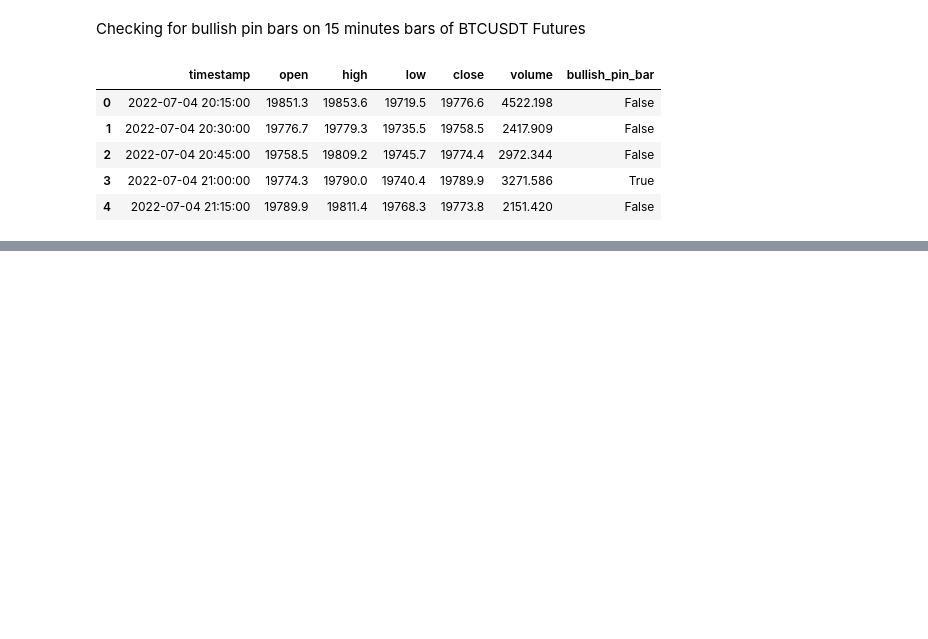
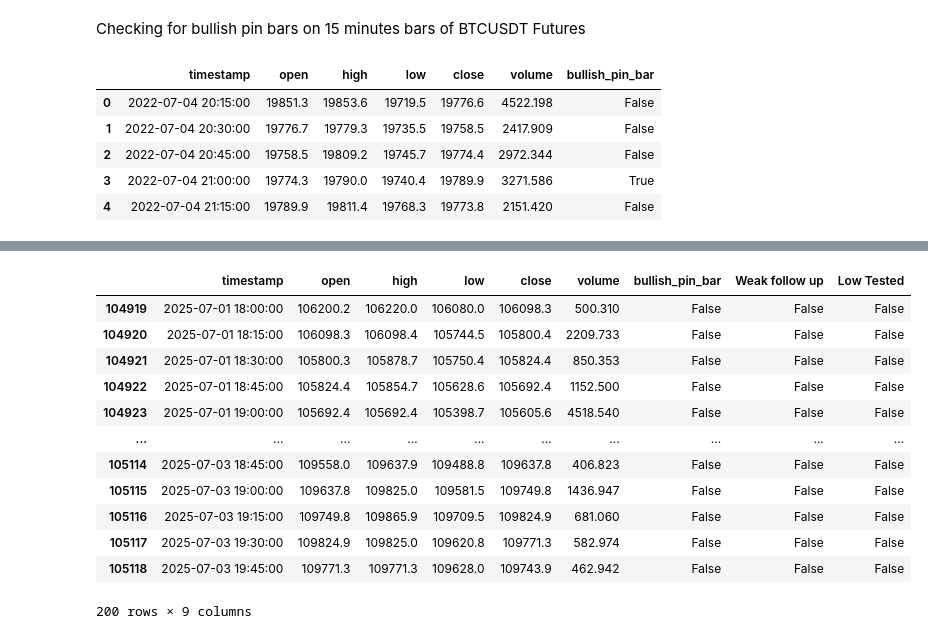
Before and after one commit to akash0214/Pin-Bar-Analysis, a Jupyter notebook: analysis.ipynb, the cells around one changed output, grey strips where cells are left out. Cells and saved outputs as stored; diff of their text form; code cells hidden in the pictures; blank space fills up the shorter version.

```diff
--- a/analysis.ipynb
+++ b/analysis.ipynb
@@ -57,0 +89,26 @@ btcusdt_15min_df.head()
+# %%
+# Checking if lows of weak pin bars got tested
+lows_tested = ['False']*len(btcusdt_15min_df)
+for i in range(len(btcusdt_15min_df) - 1):
+    if(btcusdt_15min_df.loc[i, 'Weak follow up'] == 'True'):
+        pin_bar_low = btcusdt_15min_df.loc[i, 'low']
+        for j in range(i+1, len(btcusdt_15min_df)):
+            if(btcusdt_15min_df.loc[j, 'low'] < pin_bar_low):
+                lows_tested[i] = 'True'
+                break
+btcusdt_15min_df['Low Tested'] = lows_tested
+btcusdt_15min_df.tail(200)
+# %% [output]
+|  | timestamp | open | high | low | close | volume | bullish_pin_bar | Weak follow up | Low Tested |
+| 104919 | 2025-07-01 18:00:00 | 106200.2 | 106220.0 | 106080.0 | 106098.3 | 500.310 | False | False | False |
+| 104920 | 2025-07-01 18:15:00 | 106098.3 | 106098.4 | 105744.5 | 105800.4 | 2209.733 | False | False | False |
+| 104921 | 2025-07-01 18:30:00 | 105800.3 | 105878.7 | 105750.4 | 105824.4 | 850.353 | False | False | False |
+| 104922 | 2025-07-01 18:45:00 | 105824.4 | 105854.7 | 105628.6 | 105692.4 | 1152.500 | False | False | False |
+| 104923 | 2025-07-01 19:00:00 | 105692.4 | 105692.4 | 105398.7 | 105605.6 | 4518.540 | False | False | False |
+| ... | ... | ... | ... | ... | ... | ... | ... | ... | ... |
+| 105114 | 2025-07-03 18:45:00 | 109558.0 | 109637.9 | 109488.8 | 109637.8 | 406.823 | False | False | False |
+| 105115 | 2025-07-03 19:00:00 | 109637.8 | 109825.0 | 109581.5 | 109749.8 | 1436.947 | False | False | False |
+| 105116 | 2025-07-03 19:15:00 | 109749.8 | 109865.9 | 109709.5 | 109824.9 | 681.060 | False | False | False |
+| 105117 | 2025-07-03 19:30:00 | 109824.9 | 109825.0 | 109620.8 | 109771.3 | 582.974 | False | False | False |
+| 105118 | 2025-07-03 19:45:00 | 109771.3 | 109771.3 | 109628.0 | 109743.9 | 462.942 | False | False | False |
+200 rows × 9 columns
```
Also changed, not shown: parts of 2 cells of this notebook.
